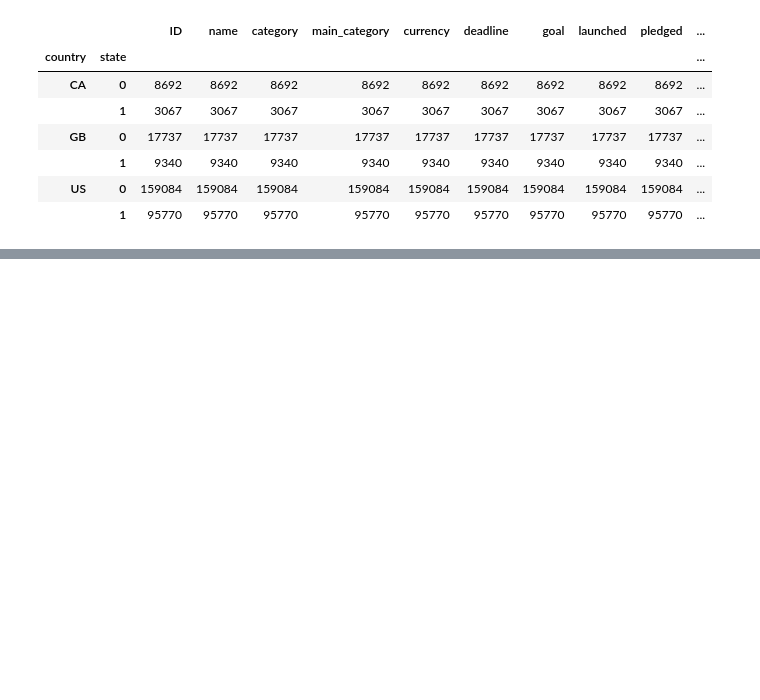
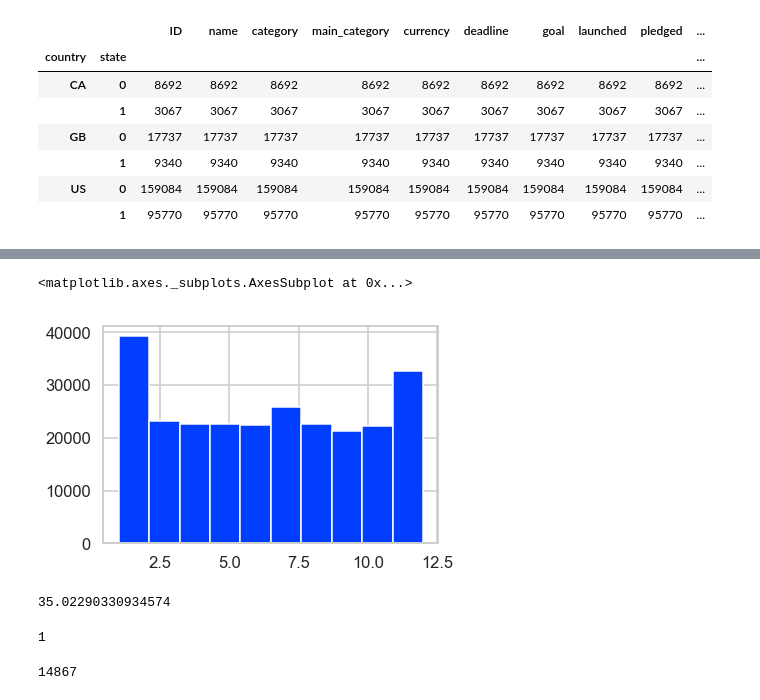
Before and after one commit to JonBebi/Kickfinisher, a Jupyter notebook: Kick_2016.ipynb, the cells around one changed output, grey strips where cells are left out. Drawn from its saved outputs; the diff is of its cells as text; code cells hidden in the pictures; blank space fills up the shorter version.

```diff
--- a/Kick_2016.ipynb
+++ b/Kick_2016.ipynb
@@ -346,0 +396,17 @@ df.groupby(['country', 'state']).count()
+# %%
+us['launched'].hist()
+# %% [output]
+<matplotlib.axes._subplots.AxesSubplot at 0x...>
+[figure, added]
+# %%
+us['time_days'].mean()
+# %% [output]
+35.02290330934574
+# %%
+us['time_days'].min()
+# %% [output]
+1
+# %%
+us['time_days'].max()
+# %% [output]
+14867
```
Also changed, not shown: parts of 10 cells of this notebook.
